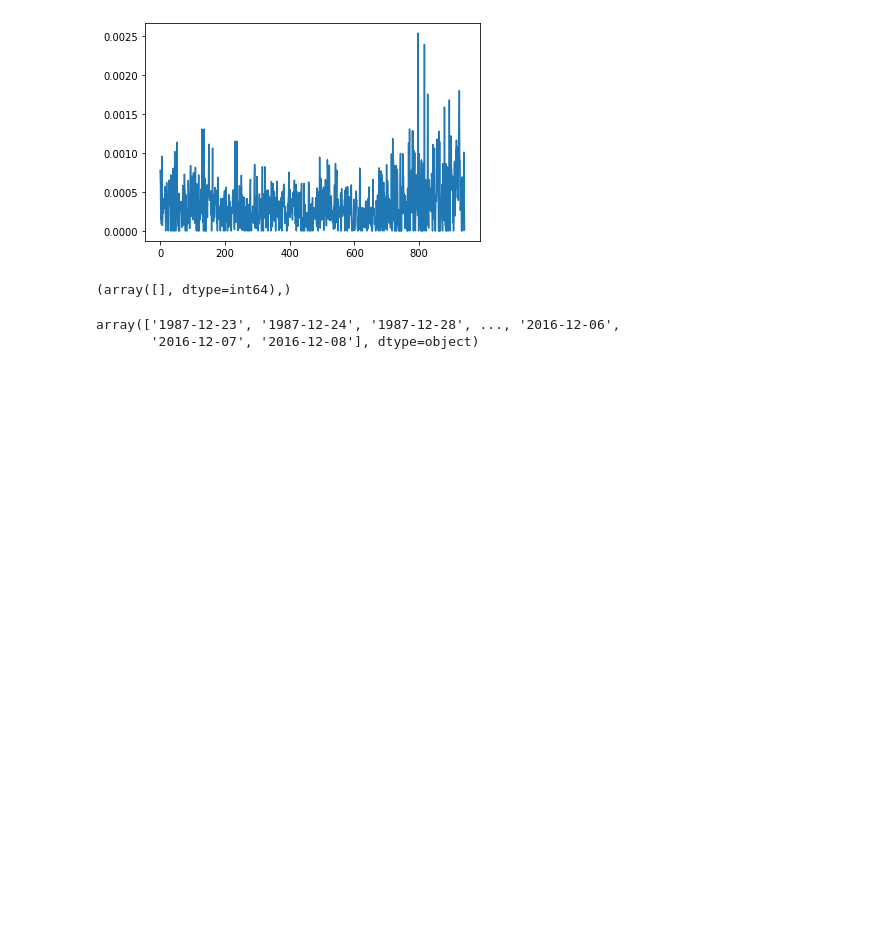
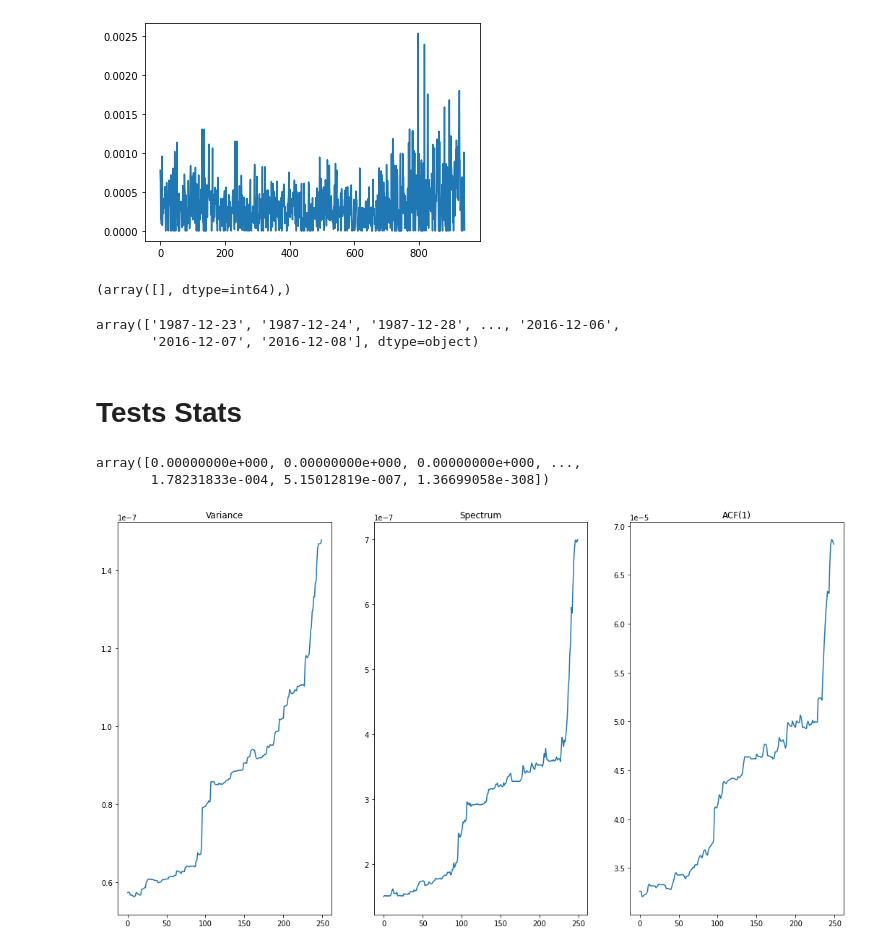
Before and after one commit to vinckama/GMDA-TDAForFinancial, a Jupyter notebook: GMDA-notebook.ipynb, the cells around one changed output. Cells and saved outputs as stored; diff of their text form; code cells hidden in the pictures; blank space fills up the shorter version.

```diff
--- a/GMDA-notebook.ipynb
+++ b/GMDA-notebook.ipynb
@@ -408,3 +429,38 @@ dates
 # %% [output]
 array(['1987-12-23', '1987-12-24', '1987-12-28', ..., '2016-12-06',
        '2016-12-07', '2016-12-08'], dtype=object)
+# %% [markdown]
+# Tests Stats
+# %%
+bn = get_bottleneck_distance(w)
+# %%
+bn
+# %% [output]
+array([0.00000000e+000, 0.00000000e+000, 0.00000000e+000, ...,
+       1.78231833e-004, 5.15012819e-007, 1.36699058e-308])
+# %%
+def plot_stats_bn(bn,crash):
+    V, SD, AC = variance(bn), av_spectral_density(bn), acf_firstlag(bn)
+    if crash == '2000':
+        date = '2000-03-10'
+    if crash == '2008':
+        date = '2008-09-15'
+    idx_date = np.where(dates == date)[0][0]
+    plt.figure(figsize=(18,10))
+    plt.subplot(1, 3, 1)
+    plt.plot(V[idx_date-250:idx_date])
+    plt.title('Variance')
+
+    plt.subplot(1, 3, 2)
+    plt.plot(SD[idx_date-250:idx_date])
+    plt.title('Spectrum')
+
+    plt.subplot(1, 3, 3)
+    plt.plot(AC[idx_date-250:idx_date])
+    plt.title('ACF(1)')
+
+    plt.show()
+# %%
+plot_stats_bn(bn,'2008')
+# %% [output]
+[figure, added]
```
Also changed, not shown: parts of 9 cells of this notebook.
